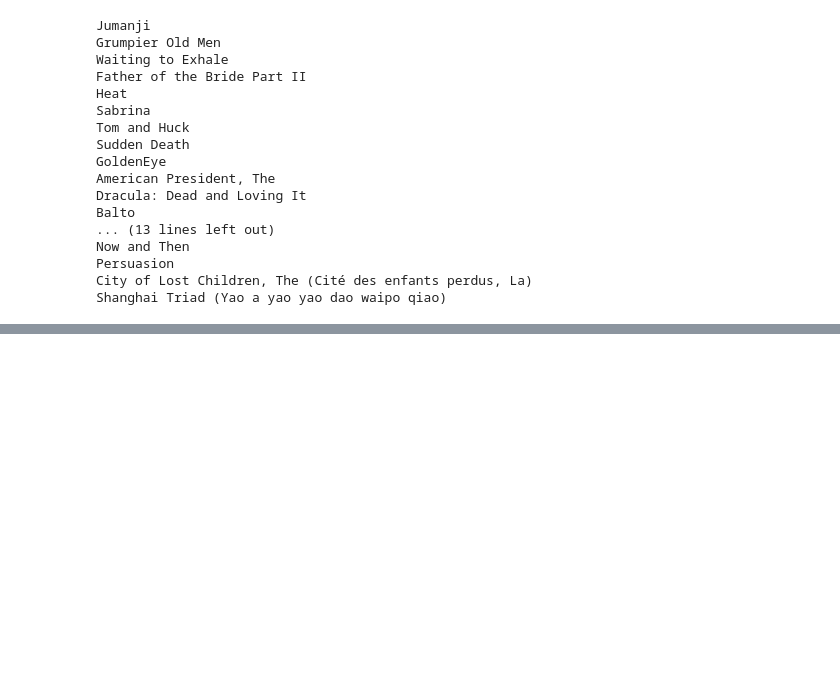
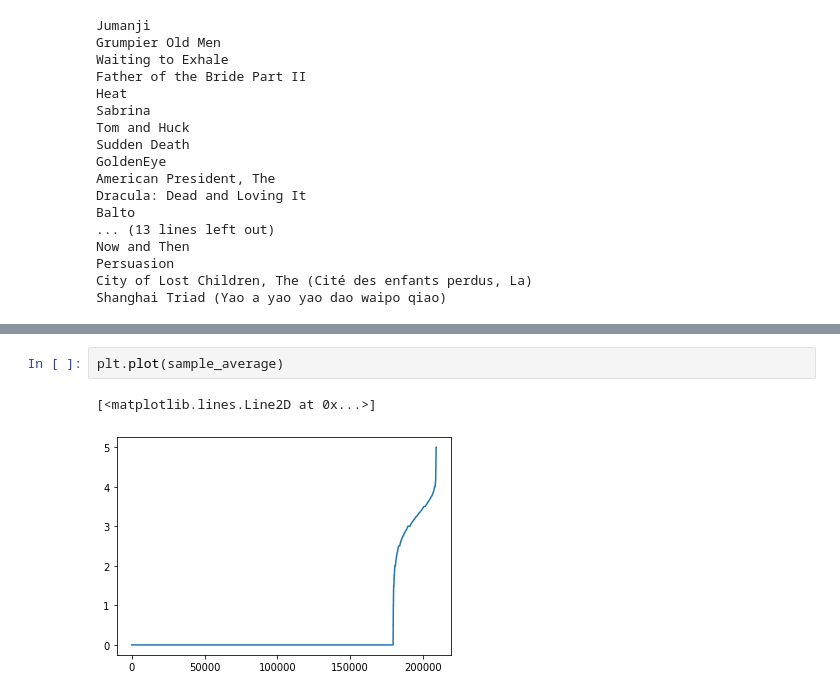
Before and after one commit to raphaelgri/DataStorageApp, a Jupyter notebook: ReadData.ipynb, the cells around one changed output, grey strips where cells are left out. Saved outputs shown, nothing was run; the diff lists cells and outputs as text; blank space fills up the shorter version.

```diff
--- a/ReadData.ipynb
+++ b/ReadData.ipynb
@@ -183,0 +153,5 @@ Time:  0.02149790001567453
+# %%
+plt.plot(sample_average)
+# %% [output]
+[<matplotlib.lines.Line2D at 0x...>]
+[figure, added]
```
Also changed, not shown: parts of 21 cells of this notebook, 5 other files.
